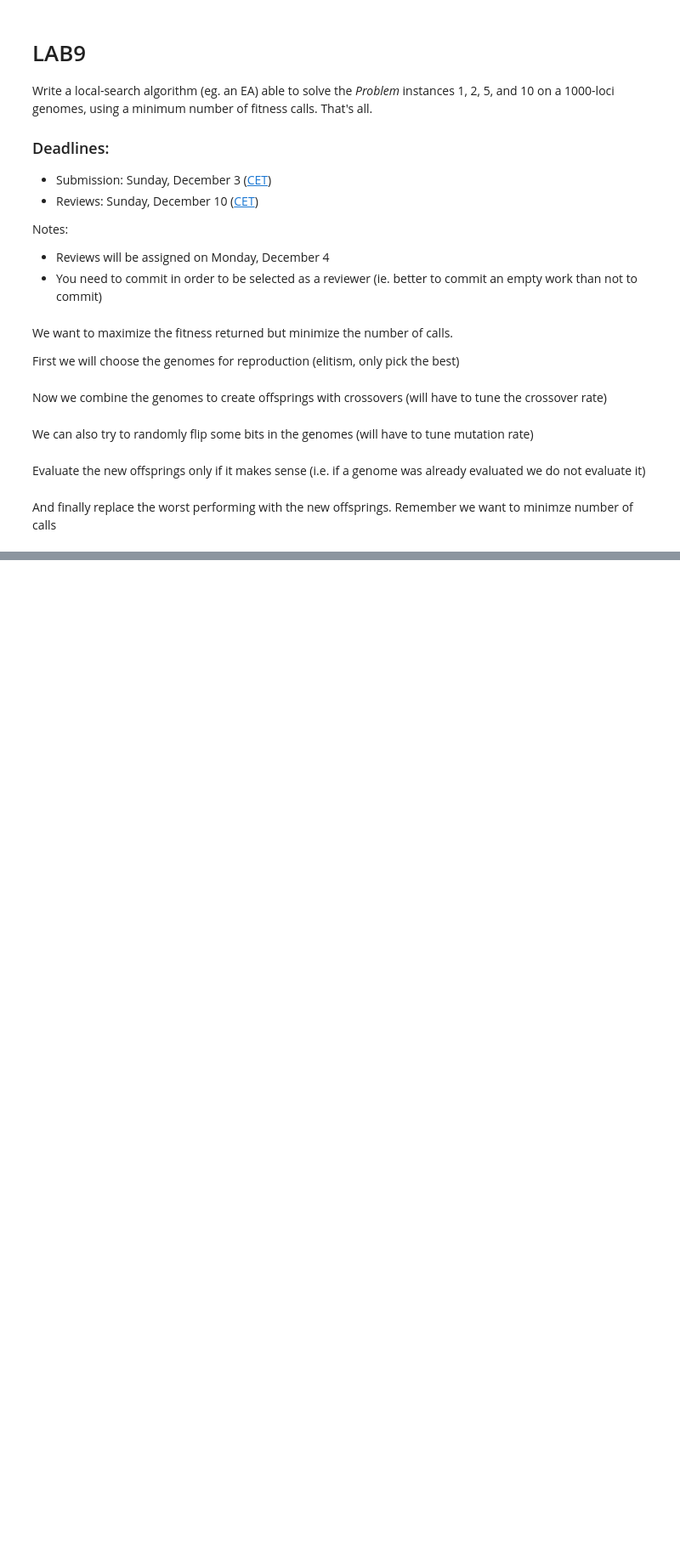
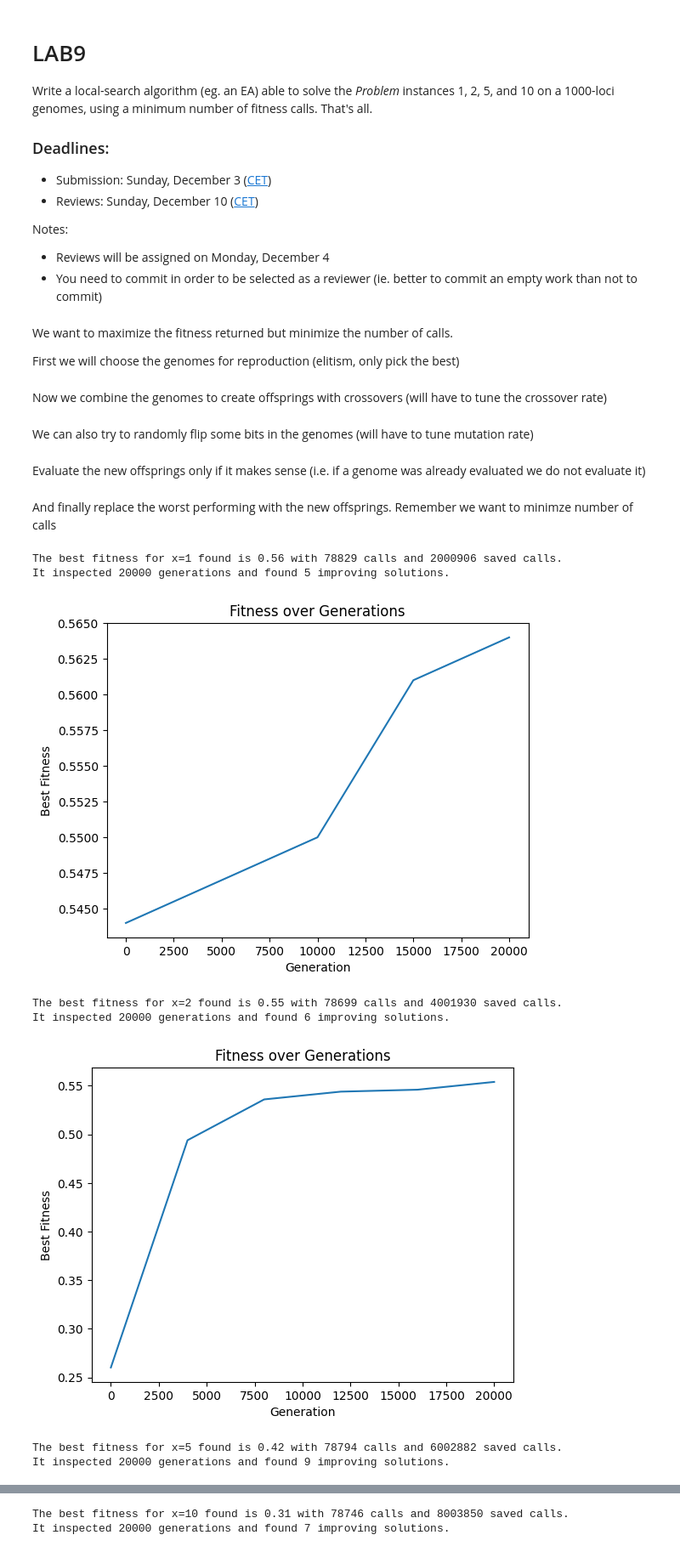
Before and after one commit to Raoolo/computational_intelligence, a Jupyter notebook: Lab9/lab9.ipynb, the cells around one changed output, grey strips where cells are left out. Shown at 85% size. Cells and saved outputs as stored; diff of their text form; code cells hidden in the pictures; blank space fills up the shorter version.

Commit message:
iterate over x values

```diff
--- a/Lab9/lab9.ipynb
+++ b/Lab9/lab9.ipynb
@@ -95,7 +96,7 @@ def select_genomes(population: dict, size=10, pick_worse_prob = 0.15) -> dict:
         # not worth selecting the best genomes yet
         return population
 # %%
-def tournament_selection(population: dict, tournament_size = 20):
+def tournament_selection(population: dict, tournament_size = 2):
     """Selects one individual from the population using tournament selection."""
     best_keys = []
     for _ in range(tournament_size):
@@ -219,8 +220,6 @@ def run_genetic_algo_static(
 
         generations += 1
 
-        if fitness.calls == 2000000:
-            print("Oh shit")
 
     return best_genome, best_fitness, fitness.calls, generations, best_fitness_values
 # %%
@@ -304,21 +303,39 @@ num_max_generations = 20000
 max_stagnant_generations = 10000
 convergence_threshold = 0.01   # 1% improvement for 10.000 generations
 # %%
-best_genome, best_fitness, num_calls, generations, best_fitness_values = run_genetic_algo_static(
-    x=1,
-    population_size=population_size,
-    genome_length=genome_length,
-    mutation_rate=mutation_rate,
-    desired_fitness=desired_fitness,
-    num_max_generations=num_max_generations
-)
+for x_val in x:
+    best_genome, best_fitness, num_calls, generations, best_fitness_values = run_genetic_algo_static(
+        x=x_val,
+        population_size=population_size,
+        genome_length=genome_length,
+        mutation_rate=mutation_rate,
+        desired_fitness=desired_fitness,
+        num_max_generations=num_max_generations
+    )
 
-# best_genome, best_fitness, num_calls, generations = run_genetic_algo_dynamic(
-#     x=1,
-#     population_size=population_size,
-#     genome_length=genome_length,
-#     mutation_rate=mutation_rate,
-#     desired_fitness=desired_fitness,
-#     max_stagnant_generations=max_stagnant_generations,
-#     convergence_threshold=convergence_threshold,
-# )
+    # best_genome, best_fitness, num_calls, generations = run_genetic_algo_dynamic(
+    #     x=1,
+    #     population_size=population_size,
+    #     genome_length=genome_length,
+    #     mutation_rate=mutation_rate,
+    #     desired_fitness=desired_fitness,
+    #     max_stagnant_generations=max_stagnant_generations,
+    #     convergence_threshold=convergence_threshold,
+    # )
+    print(f"The best fitness for x={x_val} found is {best_fitness:.2f} with {num_calls} calls and {calls_saved} saved calls.")
+    print(f"It inspected {generations} generations and found {len(best_fitness_values)} improving solutions.")
+
+    plt.plot(np.linspace(0, generations, len(best_fitness_values)), best_fitness_values)
+    plt.xlabel('Generation')
+    plt.ylabel('Best Fitness')
+    plt.title('Fitness over Generations')
+    plt.show()
+# %% [output]
+The best fitness for x=1 found is 0.56 with 78829 calls and 2000906 saved calls.
+It inspected 20000 generations and found 5 improving solutions.
+[figure, added]
+The best fitness for x=2 found is 0.55 with 78699 calls and 4001930 saved calls.
+It inspected 20000 generations and found 6 improving solutions.
+[figure, added]
+The best fitness for x=5 found is 0.42 with 78794 calls and 6002882 saved calls.
+It inspected 20000 generations and found 9 improving solutions.
@@ -324,0 +343,2 @@ best_genome, best_fitness, num_calls, generations, best_fitness_values = run_gen
+The best fitness for x=10 found is 0.31 with 78746 calls and 8003850 saved calls.
+It inspected 20000 generations and found 7 improving solutions.
```
Also changed, not shown: parts of 4 cells of this notebook.
